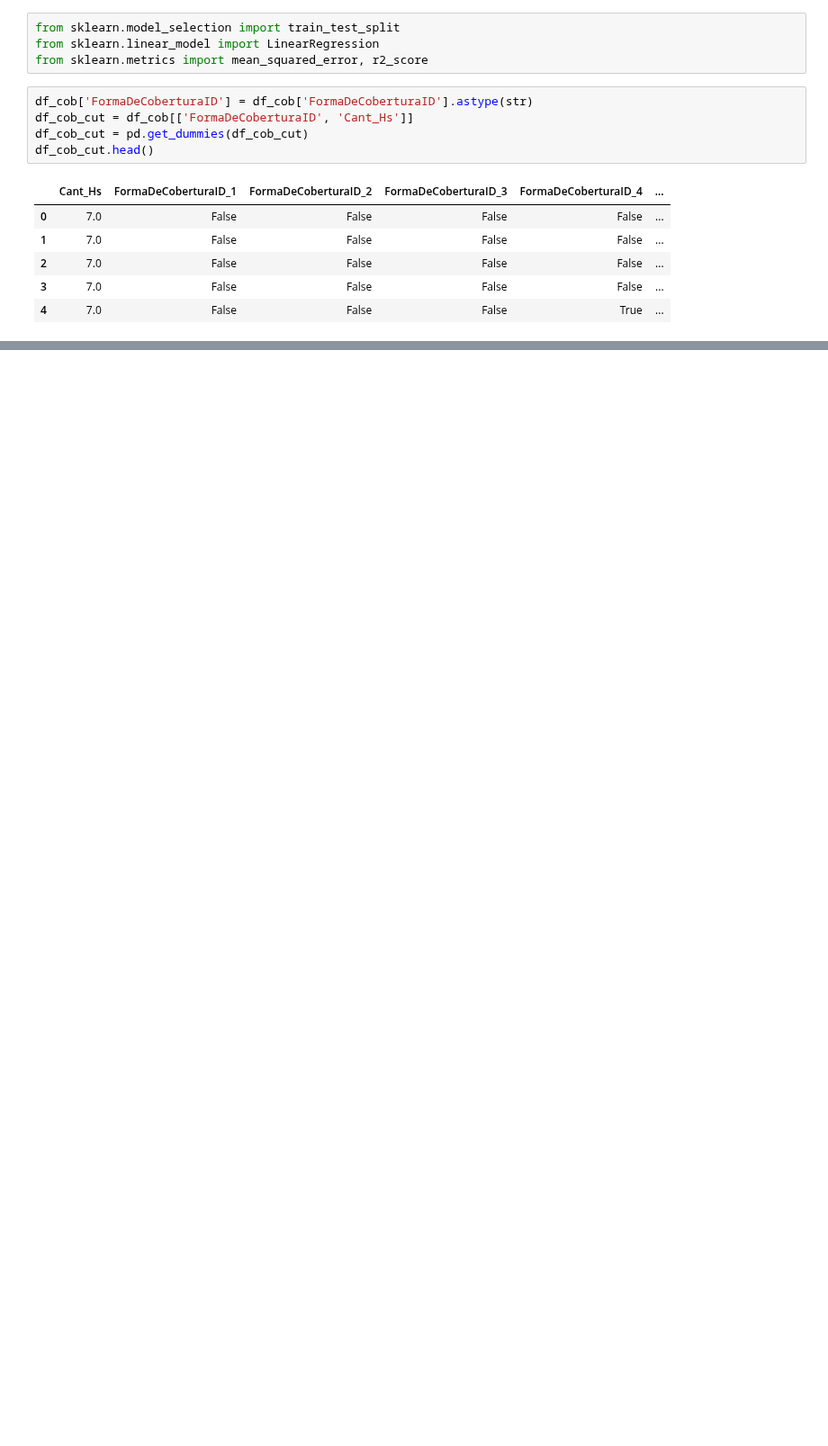
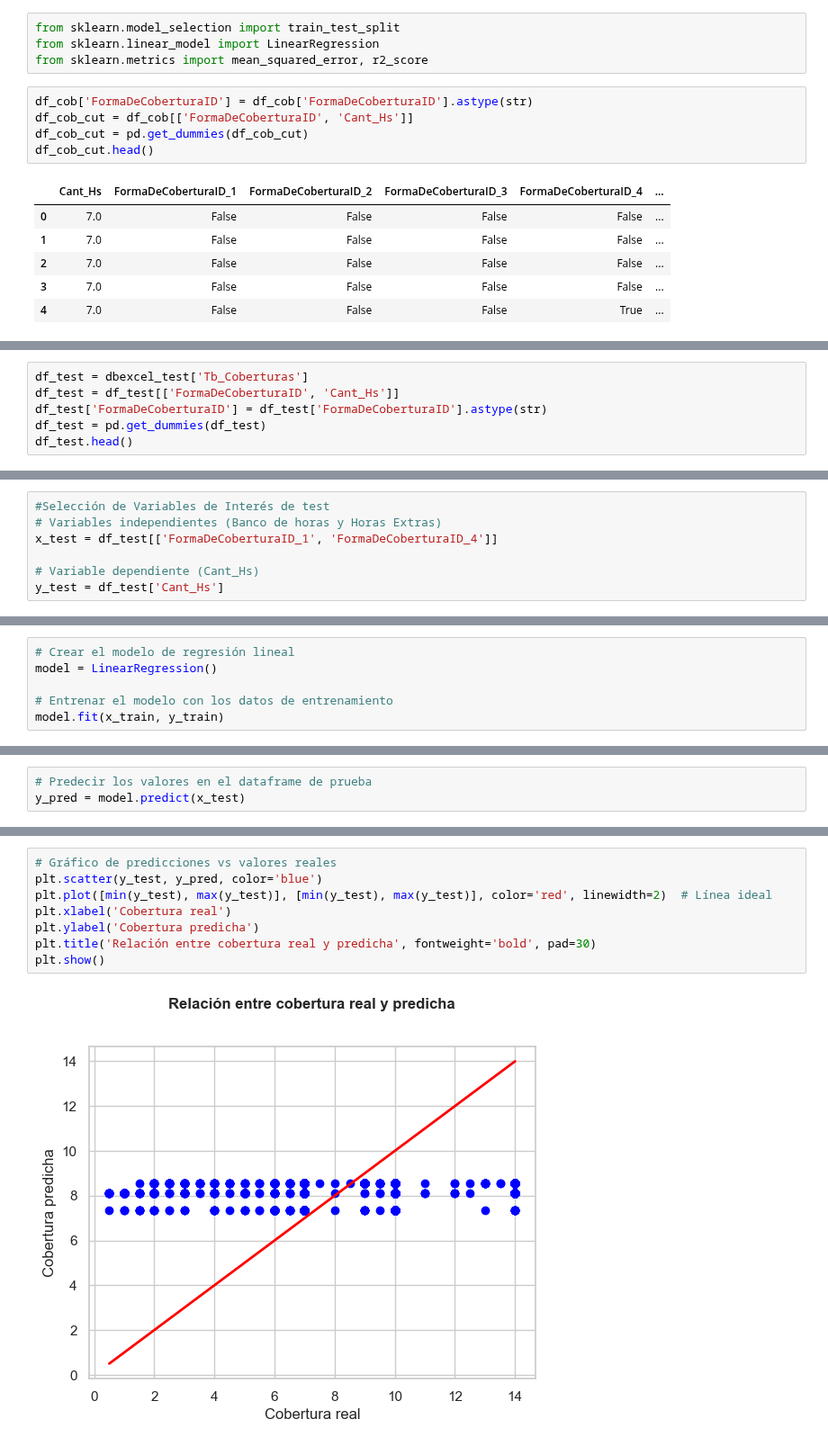
Before and after one commit to matisolica/Proyecto-final-DS1, a Jupyter notebook: pfDS1_version1.ipynb, the cells around one changed output, grey strips where cells are left out. Shown at 90% size. Cells and saved outputs as stored; diff of their text form; blank space fills up the shorter version.

Commit message:
Entrega 29/10

```diff
--- a/pfDS1_version1.ipynb
+++ b/pfDS1_version1.ipynb
@@ -803,0 +815,6 @@ y = df_cob_cut['Cant_Hs']
+# %%
+df_test = dbexcel_test['Tb_Coberturas']
+df_test = df_test[['FormaDeCoberturaID', 'Cant_Hs']]
+df_test['FormaDeCoberturaID'] = df_test['FormaDeCoberturaID'].astype(str)
+df_test = pd.get_dummies(df_test)
+df_test.head()
@@ -803,0 +833,7 @@ y = df_cob_cut['Cant_Hs']
+# %%
+#Selección de Variables de Interés de test
+# Variables independientes (Banco de horas y Horas Extras)
+x_test = df_test[['FormaDeCoberturaID_1', 'FormaDeCoberturaID_4']]
+
+# Variable dependiente (Cant_Hs)
+y_test = df_test['Cant_Hs']
@@ -803,0 +842,6 @@ y = df_cob_cut['Cant_Hs']
+# %%
+# Crear el modelo de regresión lineal
+model = LinearRegression()
+
+# Entrenar el modelo con los datos de entrenamiento
+model.fit(x_train, y_train)
@@ -803,0 +850,3 @@ y = df_cob_cut['Cant_Hs']
+# %%
+# Predecir los valores en el dataframe de prueba
+y_pred = model.predict(x_test)
@@ -803,0 +866,10 @@ y = df_cob_cut['Cant_Hs']
+# %%
+# Gráfico de predicciones vs valores reales
+plt.scatter(y_test, y_pred, color='blue')
+plt.plot([min(y_test), max(y_test)], [min(y_test), max(y_test)], color='red', linewidth=2)  # Línea ideal
+plt.xlabel('Cobertura real')
+plt.ylabel('Cobertura predicha')
+plt.title('Relación entre cobertura real y predicha', fontweight='bold', pad=30)
+plt.show()
+# %% [output]
+[figure, added]
```
Also changed, not shown: parts of 11 cells of this notebook.
